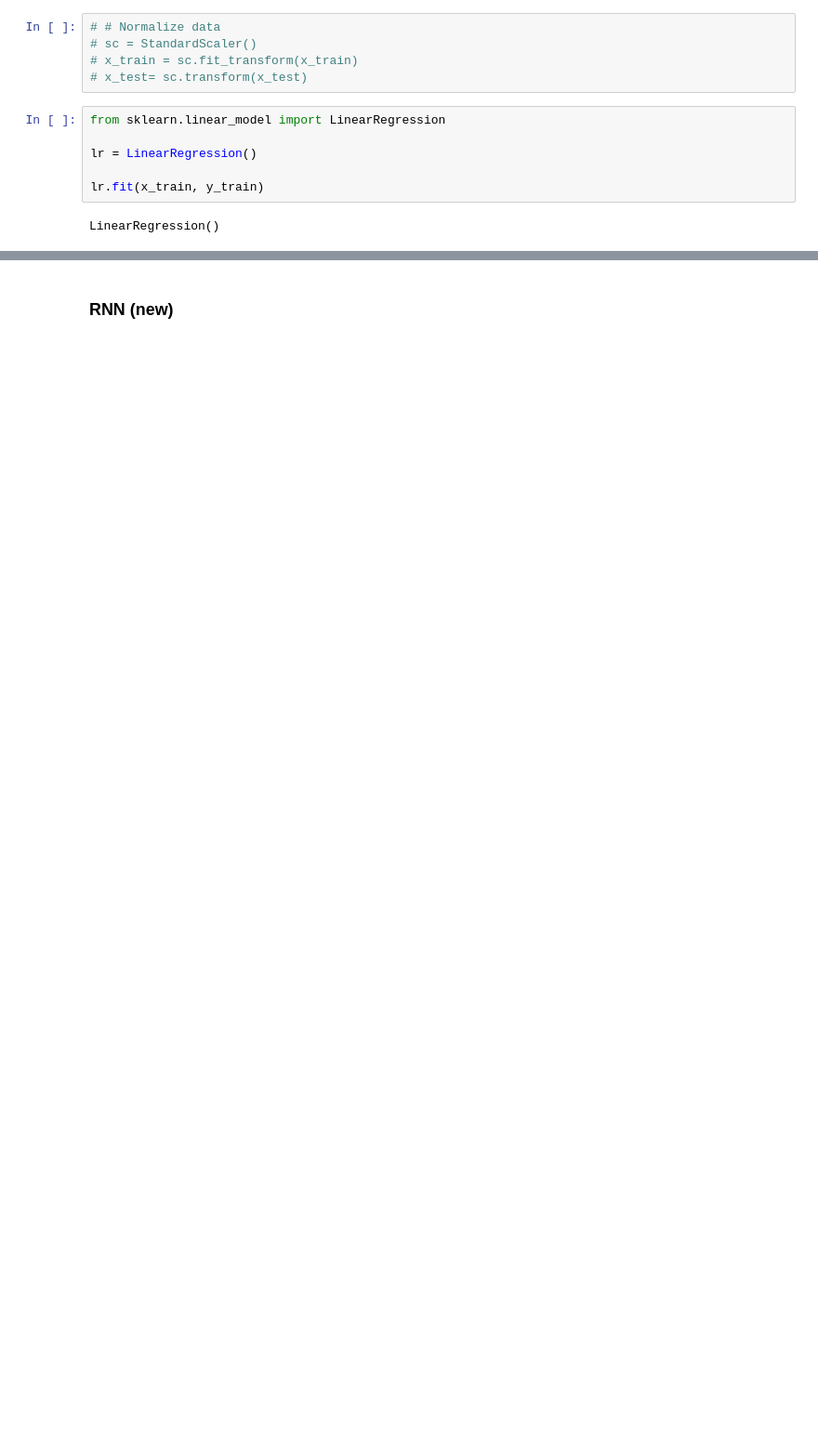
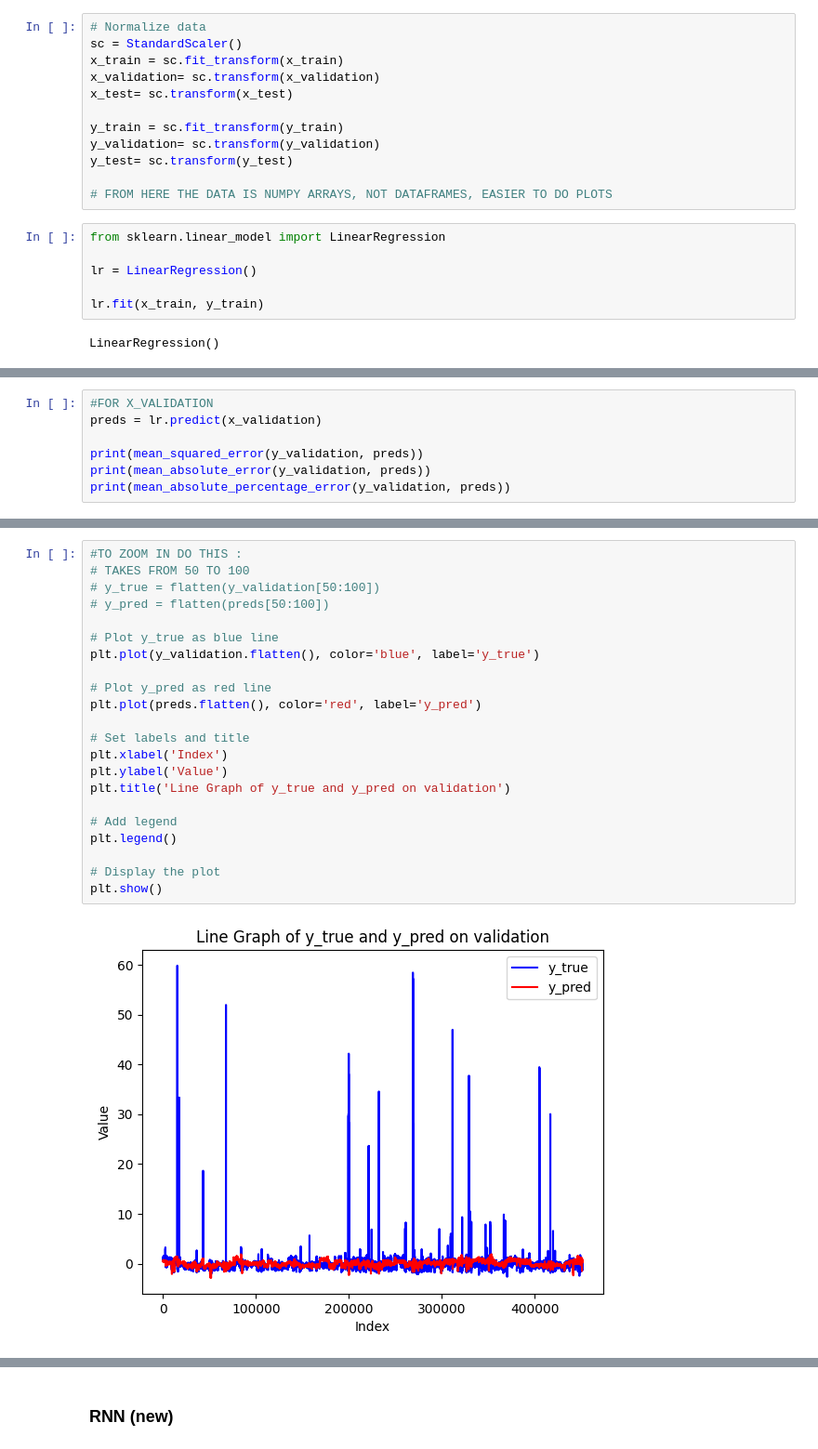
Before and after one commit to KyriakosChris/Regeneration_Project, a Jupyter notebook: Project/Project3_Continious_Time.ipynb, the cells around one changed output, grey strips where cells are left out. Shown at 93% size. Drawn from its saved outputs; the diff is of its cells as text; blank space fills up the shorter version.

```diff
--- a/Project/Project3_Continious_Time.ipynb
+++ b/Project/Project3_Continious_Time.ipynb
@@ -404,10 +424,17 @@ y_train
 | 145428 | 57.420 | 57.43875 | 57.49500 | 57.45750 | ... |
 137401 rows × 10 columns
 # %%
-# # Normalize data
-# sc = StandardScaler()
-# x_train = sc.fit_transform(x_train)
-# x_test= sc.transform(x_test)
+# Normalize data
+sc = StandardScaler()
+x_train = sc.fit_transform(x_train)
+x_validation= sc.transform(x_validation)
+x_test= sc.transform(x_test)
+
+y_train = sc.fit_transform(y_train)
+y_validation= sc.transform(y_validation)
+y_test= sc.transform(y_test)
+
+# FROM HERE THE DATA IS NUMPY ARRAYS, NOT DATAFRAMES, EASIER TO DO PLOTS
 # %%
 from sklearn.linear_model import LinearRegression
 
@@ -489,0 +478,7 @@ preds = lr.predict(x_validation.iloc[0])
+# %%
+#FOR X_VALIDATION
+preds = lr.predict(x_validation)
+
+print(mean_squared_error(y_validation, preds))
+print(mean_absolute_error(y_validation, preds))
+print(mean_absolute_percentage_error(y_validation, preds))
@@ -490 +496,25 @@ preds = lr.predict(x_validation.iloc[0])
+# %%
+#TO ZOOM IN DO THIS :
+# TAKES FROM 50 TO 100
+# y_true = flatten(y_validation[50:100])
+# y_pred = flatten(preds[50:100])
+
+# Plot y_true as blue line
+plt.plot(y_validation.flatten(), color='blue', label='y_true')
+
+# Plot y_pred as red line
+plt.plot(preds.flatten(), color='red', label='y_pred')
+
+# Set labels and title
+plt.xlabel('Index')
+plt.ylabel('Value')
+plt.title('Line Graph of y_true and y_pred on validation')
+
+# Add legend
+plt.legend()
+
+# Display the plot
+plt.show()
+# %% [output]
+[figure, added]
 # %%
```
Also changed, not shown: parts of 27 cells of this notebook.
